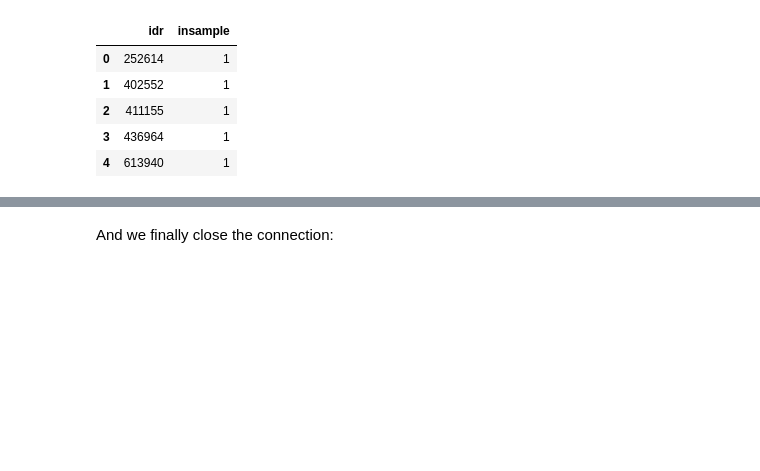
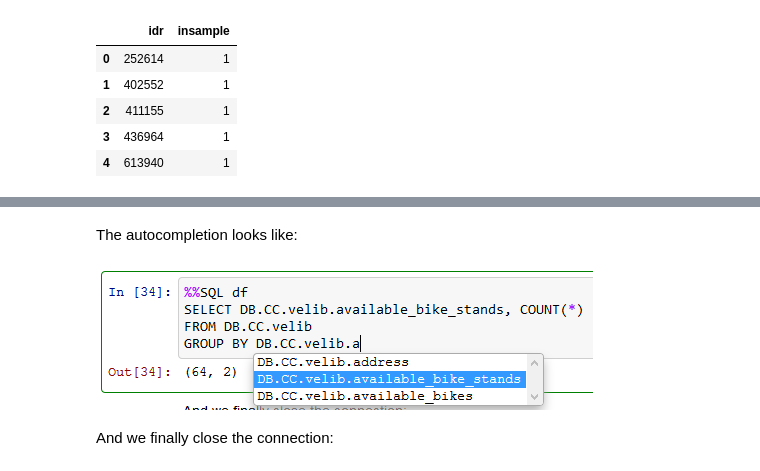
Before and after one commit to sdpython/pyensae, a Jupyter notebook: _doc/notebooks/pyensae_sql_magic.ipynb, the cells around one changed output, grey strips where cells are left out. Cells and saved outputs as stored; diff of their text form; code cells hidden in the pictures; blank space fills up the shorter version.

```diff
--- a/_doc/notebooks/pyensae_sql_magic.ipynb
+++ b/_doc/notebooks/pyensae_sql_magic.ipynb
@@ -160,3 +171,10 @@ dfs.head()
+# %% [markdown]
+The autocompletion looks like:
+# %%
+from IPython.core.display import Image
+Image("dbcc.png")
+# %% [output]
+[figure, added]
 # %% [markdown]
 And we finally close the connection:
 # %%
```
Also changed, not shown: parts of 11 cells of this notebook, 6 other files.
